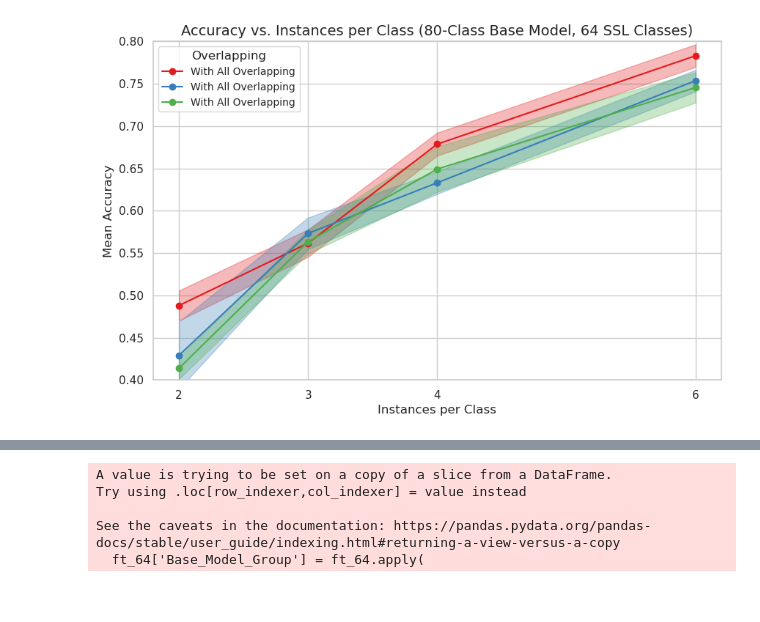
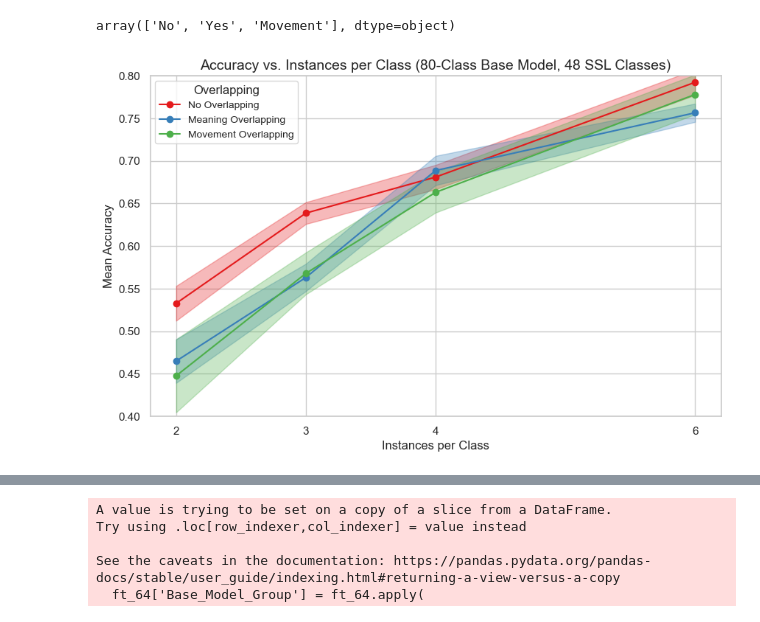
Before and after one commit to Neethamadhu-Madurasinghe/sign_language, a Jupyter notebook: plotting/SSL_models_results.ipynb, the cells around one changed output, grey strips where cells are left out. Saved outputs shown, nothing was run; the diff lists cells and outputs as text; code cells hidden in the pictures.

```diff
--- a/plotting/SSL_models_results.ipynb
+++ b/plotting/SSL_models_results.ipynb
@@ -198,3 +244,7 @@ plt.show()
+# %%
+ft_80_64['Overlapping'].unique()
+# %% [output]
+array(['No', 'Yes', 'Movement'], dtype=object)
 # %%
 import matplotlib.pyplot as plt
 import seaborn as sns
@@ -202,35 +252,35 @@ import seaborn as sns
 plt.figure(figsize=(10, 6))
 
 # Filter data
-ft_80_64 = df[(df['Model_Type'] == 'FINETUNED') & (df['FT_Direct_Classes'] == 64) & (df['Base_Model_Classes'] == 80)]
+ft_80_64 = df[(df['Model_Type'] == 'FINETUNED') & (df['FT_Direct_Classes'] == 48) & (df['Base_Model_Classes'] == 80)]
 
 # Define color palette
 palette = sns.color_palette('Set1', n_colors=3)
 overlap_categories = ft_80_64['Overlapping'].unique()
 
 # Plot each line + shaded std
 for i, overlap in enumerate(overlap_categories):
     sub_df = ft_80_64[ft_80_64['Overlapping'] == overlap].sort_values('Instances_per_class')
     plt.plot(sub_df['Instances_per_class'], sub_df['Accuracy_mean'],
-             label='With All Overlapping' if overlap else 'Without Overlapping',
-             color=palette[i], marker='o')
+            label=label_map.get(overlap, overlap),
+            color=palette[i], marker='o')
 
     # Add shaded standard deviation
     plt.fill_between(sub_df['Instances_per_class'],
                      sub_df['Accuracy_mean'] - sub_df['Accuracy_std'],
                      sub_df['Accuracy_mean'] + sub_df['Accuracy_std'],
                      alpha=0.3, color=palette[i])
 
 # Customize plot
-plt.title('Accuracy vs. Instances per Class (80-Class Base Model, 64 SSL Classes)', fontsize=14)
+plt.title('Accuracy vs. Instances per Class (80-Class Base Model, 48 SSL Classes)', fontsize=14)
 plt.xlabel('Instances per Class', fontsize=12)
 plt.ylabel('Mean Accuracy', fontsize=12)
 plt.xticks([2, 3, 4, 6])
 plt.ylim((0.4, 0.8))
 
 # Add legend
 plt.legend(title='Overlapping', title_fontsize=12, fontsize=10)
 
 plt.show()
 # %% [output]
-[figure, old version]
+[figure, new version]
```
Also changed, not shown: parts of 5 cells of this notebook.
